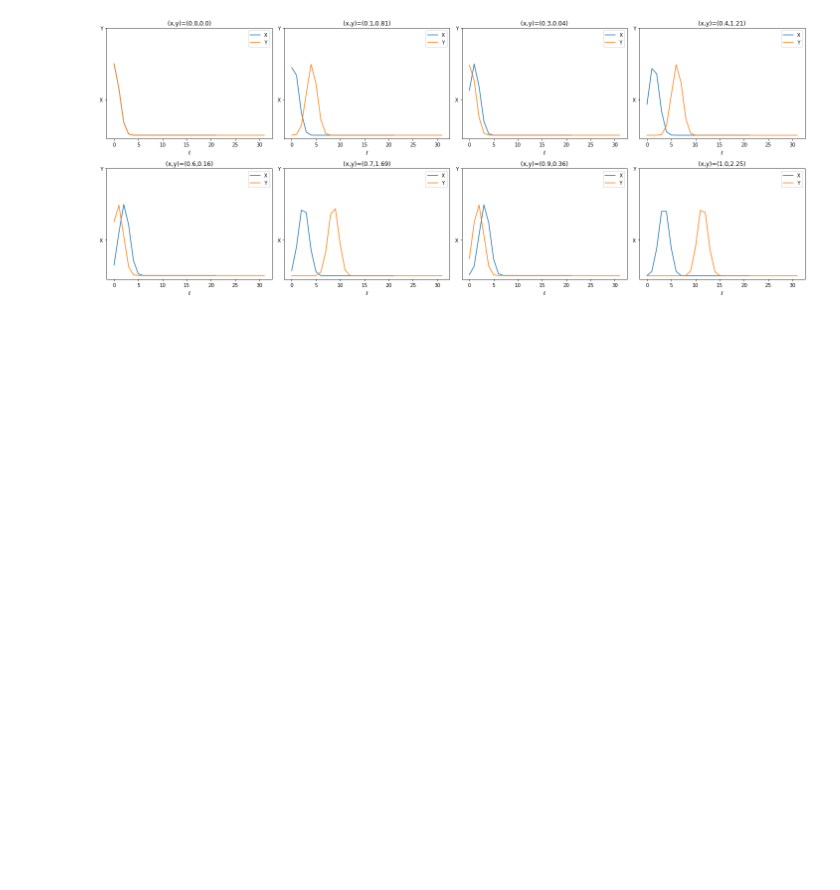
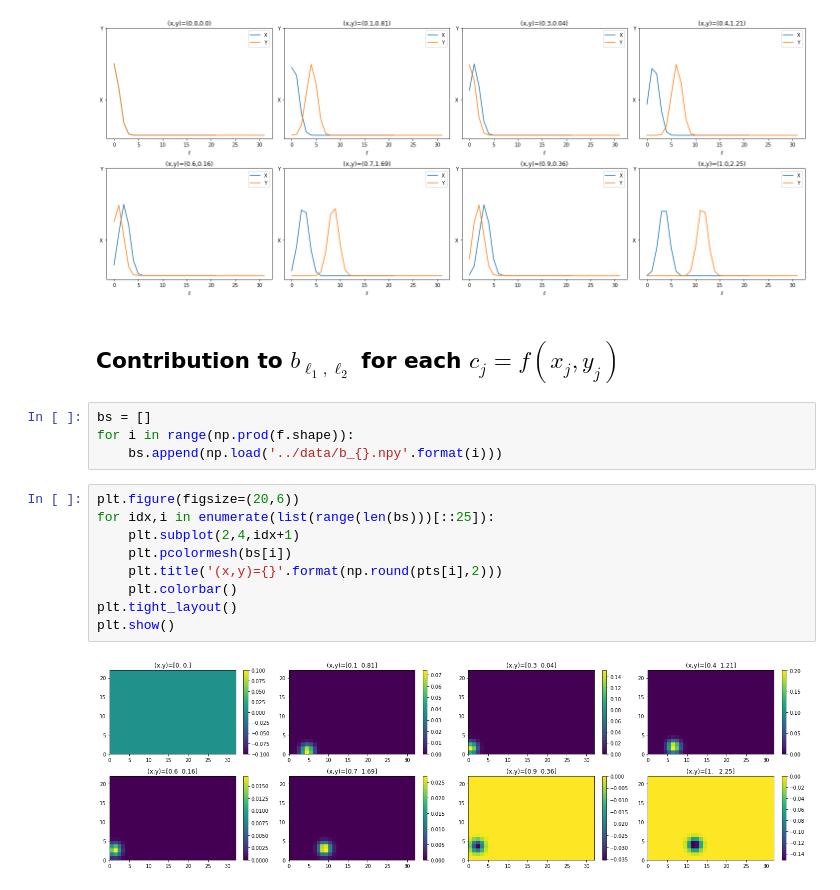
Before and after one commit to fAndreuzzi/spreading-nonuniform-grid, a Jupyter notebook: data/visualization.ipynb, the cells around one changed output. Cells and saved outputs as stored; diff of their text form; blank space fills up the shorter version.

Commit message:
improve visualization

```diff
--- a/data/visualization.ipynb
+++ b/data/visualization.ipynb
@@ -144,3 +144,20 @@ fig.tight_layout()
 plt.show()
 # %% [output]
 [figure]
+# %% [markdown]
+## Contribution to $b_{\ell_1, \ell_2}$ for each $c_j = f(x_j, y_j)$
+# %%
+bs = []
+for i in range(np.prod(f.shape)):
+    bs.append(np.load('../data/b_{}.npy'.format(i)))
+# %%
+plt.figure(figsize=(20,6))
+for idx,i in enumerate(list(range(len(bs)))[::25]):
+    plt.subplot(2,4,idx+1)
+    plt.pcolormesh(bs[i])
+    plt.title('(x,y)={}'.format(np.round(pts[i],2)))
+    plt.colorbar()
+plt.tight_layout()
+plt.show()
+# %% [output]
+[figure, added]
```
Also changed, not shown: parts of 1 cell of this notebook.
